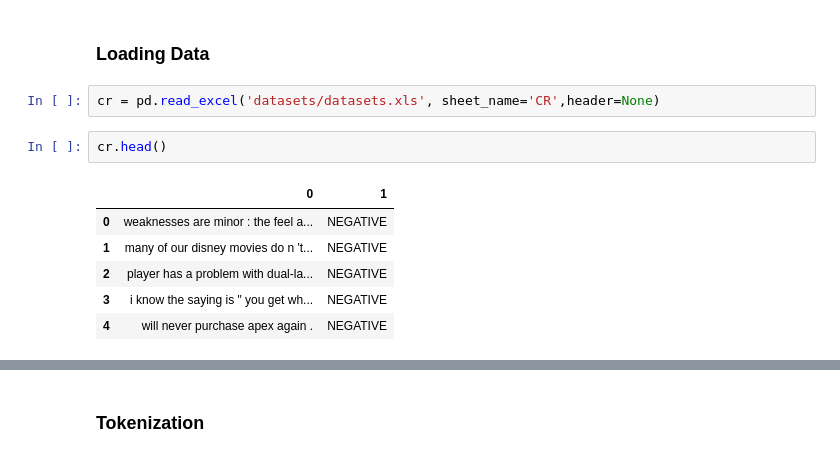
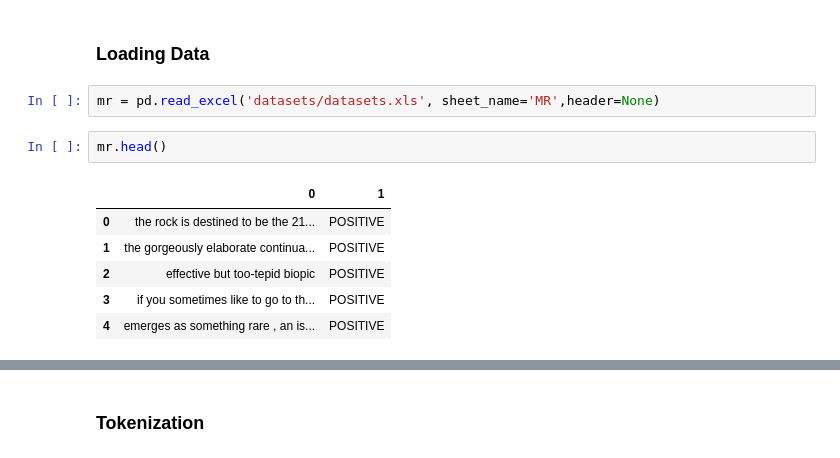
Before and after one commit to md-zaki/CZ4034_IR_Group_Project, a Jupyter notebook: preprocess.ipynb, the cells around one changed output, grey strips where cells are left out. Cells and saved outputs as stored; diff of their text form.

```diff
--- a/preprocess.ipynb
+++ b/preprocess.ipynb
@@ -4,14 +4,14 @@ import nltk
 # %% [markdown]
 ### Loading Data
 # %%
-cr = pd.read_excel('datasets/datasets.xls', sheet_name='CR',header=None)
+mr = pd.read_excel('datasets/datasets.xls', sheet_name='MR',header=None)
 # %%
-cr.head()
+mr.head()
 # %% [output]
 |  | 0 | 1 |
-| 0 | weaknesses are minor : the feel a... | NEGATIVE |
-| 1 | many of our disney movies do n 't... | NEGATIVE |
-| 2 | player has a problem with dual-la... | NEGATIVE |
-| 3 | i know the saying is " you get wh... | NEGATIVE |
-| 4 | will never purchase apex again . | NEGATIVE |
+| 0 | the rock is destined to be the 21... | POSITIVE |
+| 1 | the gorgeously elaborate continua... | POSITIVE |
+| 2 | effective but too-tepid biopic | POSITIVE |
+| 3 | if you sometimes like to go to th... | POSITIVE |
+| 4 | emerges as something rare , an is... | POSITIVE |
 # %%
```
Also changed, not shown: parts of 41 cells of this notebook.
